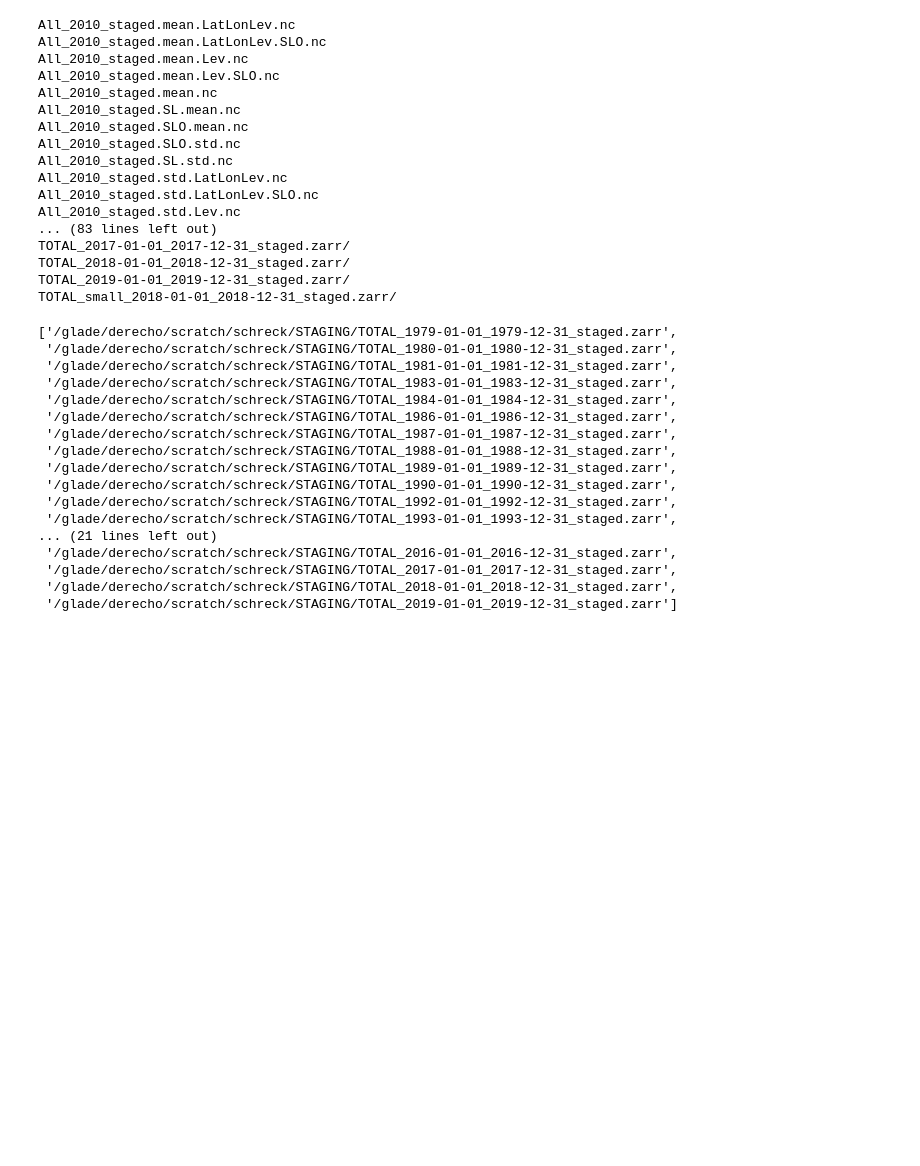
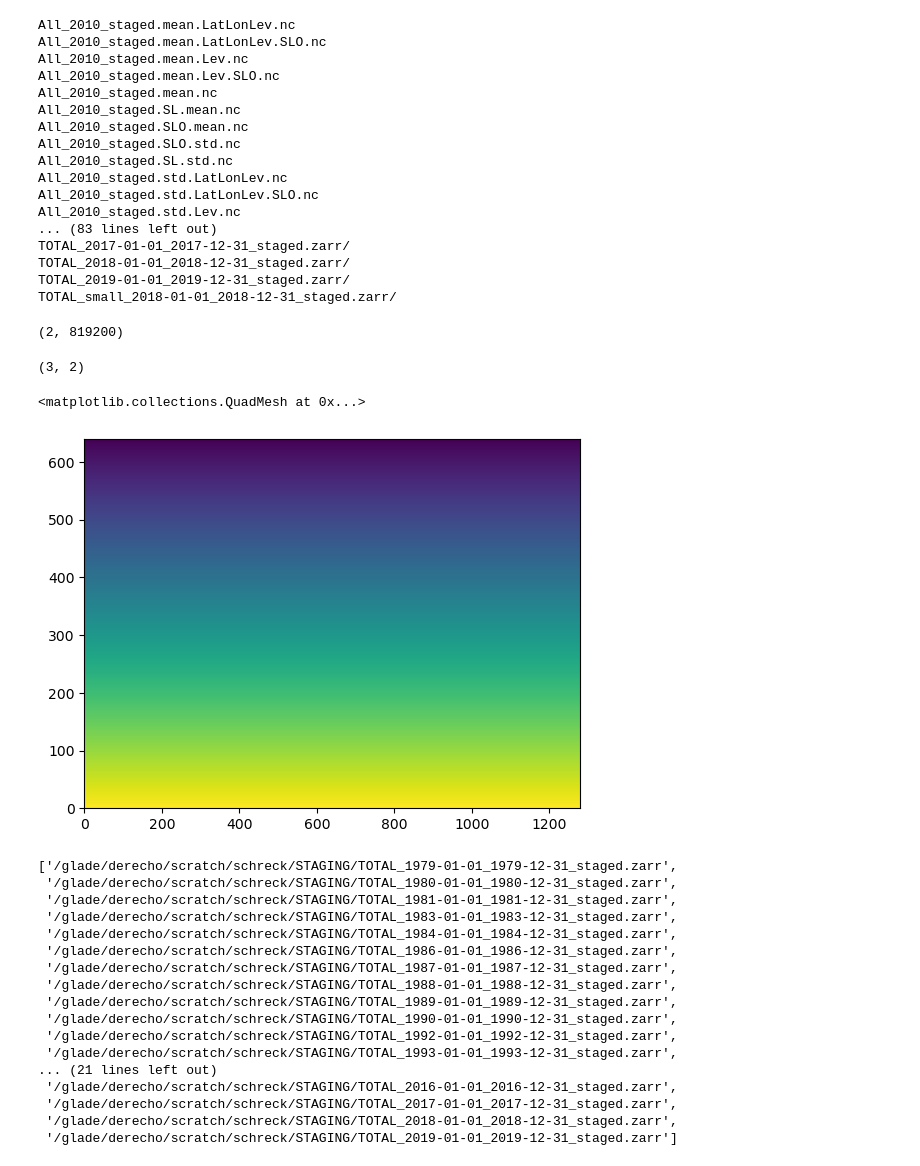
Before and after one commit to grnydawn/miles-credit, a Jupyter notebook: notebooks/era5_scaler_test.ipynb, the cells around one changed output. Cells and saved outputs as stored; diff of their text form; code cells hidden in the pictures; blank space fills up the shorter version.

```diff
--- a/notebooks/era5_scaler_test.ipynb
+++ b/notebooks/era5_scaler_test.ipynb
@@ -30,6 +49,26 @@ TOTAL_2017-01-01_2017-12-31_staged.zarr/
 TOTAL_2018-01-01_2018-12-31_staged.zarr/
 TOTAL_2019-01-01_2019-12-31_staged.zarr/
 TOTAL_small_2018-01-01_2018-12-31_staged.zarr/
+# %%
+ds = xr.open_dataset("/glade/derecho/scratch/schreck/STAGING/All_2010_staged.mean.LatLonLev.nc")
+# %%
+lon = ds["longitude"].values
+lon[lon > 180] = lon[lon > 180] - 360
+lat = ds["latitude"].values
+lon_grid, lat_grid = np.meshgrid(lon, lat)
+# %%
+np.vstack((lon_grid.ravel(), lat_grid.ravel())).shape
+# %% [output]
+(2, 819200)
+# %%
+np.concatenate([[(5, 3), (4, 6)], [(2, 245)]]).shape
+# %% [output]
+(3, 2)
+# %%
+plt.pcolormesh(lat_grid)
+# %% [output]
+<matplotlib.collections.QuadMesh at 0x...>
+[figure, added]
 # %%
 eds = xr.open_zarr("/glade/derecho/scratch/schreck/STAGING/TOTAL_1997-01-01_1997-12-31_staged.zarr")
 # %%
```
Also changed, not shown: parts of 7 cells of this notebook, 3 other files.
